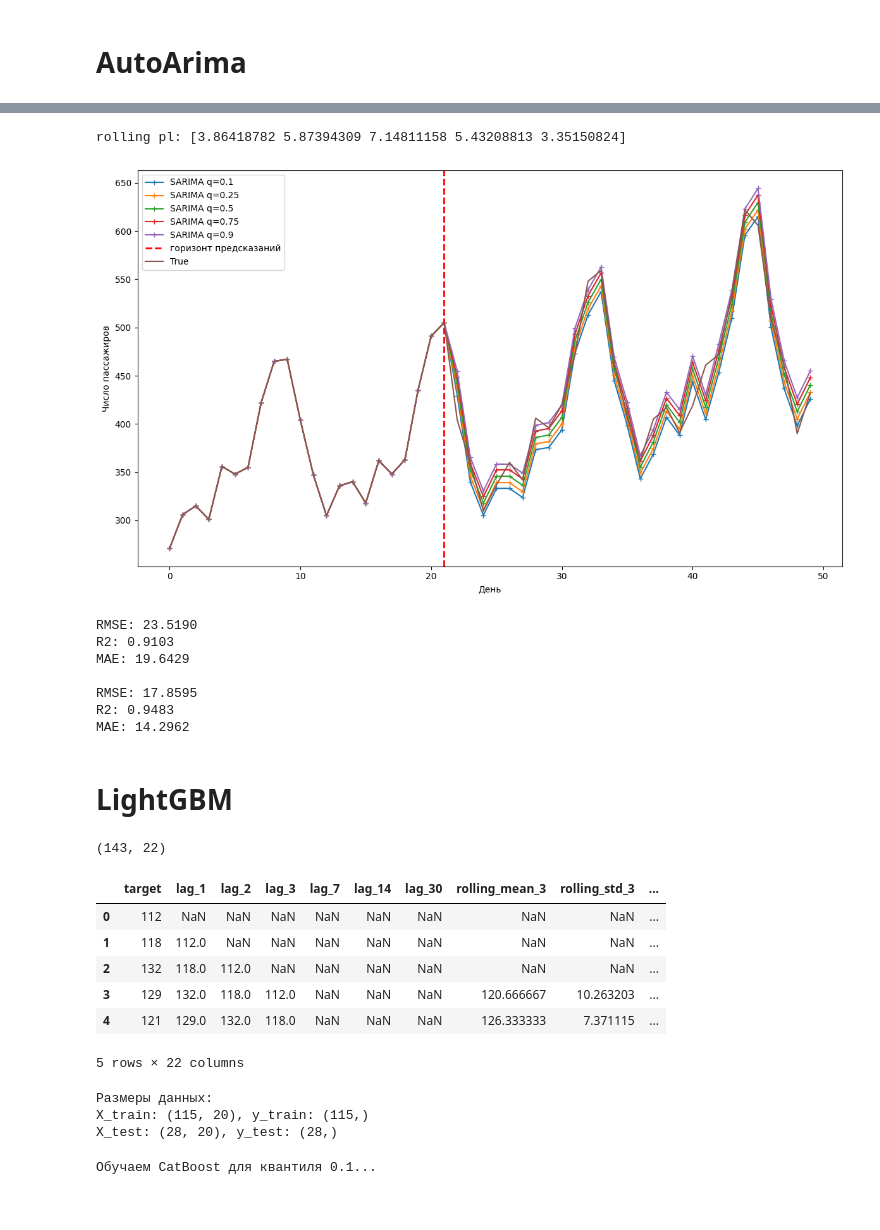
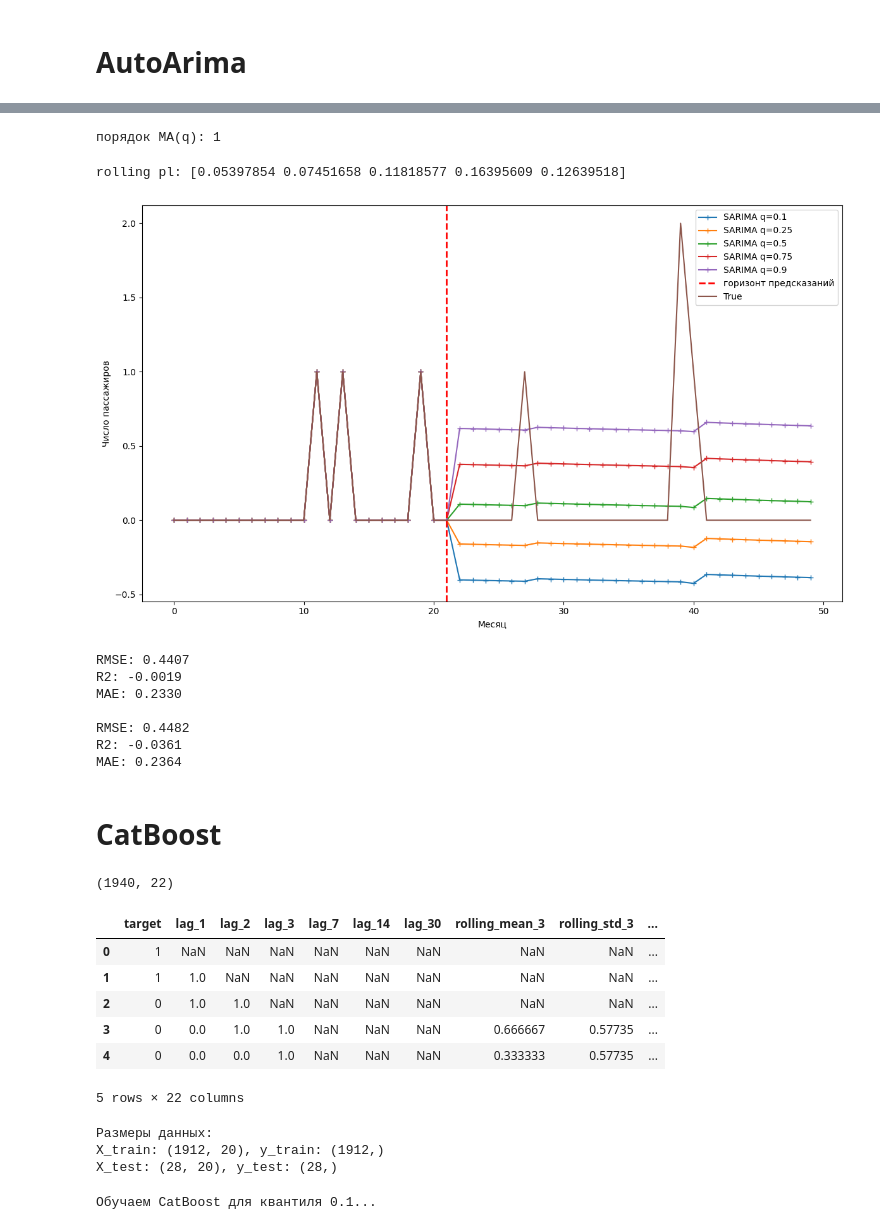
Before and after one commit to senyasenior/Ensembles_of_Quantile_forecasts, a Jupyter notebook: notebooks/nb.ipynb, the cells around one changed output, grey strips where cells are left out. Drawn from its saved outputs; the diff is of its cells as text; code cells hidden in the pictures.

Commit message:
add m5 series forecast

```diff
--- a/notebooks/nb.ipynb
+++ b/notebooks/nb.ipynb
@@ -100,3 +100,6 @@ display(passengers_df.head())
 # #2810 FOODS_3_586_CA_1_evaluation сезонность(годовая) + шум
 # #air-passengers тренд + сезонность(месячная)
 # plot_series([30426], with_stl_decomposition=True)
+# %%
+calendar = pd.read_csv("D:\quantile_regression\m5-forecasting-uncertainty\data\calendar.csv")
+calendar
@@ -103,14 +144,2 @@ display(passengers_df.head())
 # %% [markdown]
 # Prophet
-# %%
-from prophet import Prophet
-
-data = pd.DataFrame()
-data['ds'] = pd.to_datetime(passengers_df["Month"])
-data['y'] = passengers_df['Passengers']
-train, test = data[:-28], data[-28:]
-
-model = Prophet()
-model.fit(train)
-future = model.make_future_dataframe(periods=len(test), freq='M')
-forecast = model.predict(future)
@@ -145,11 +154,14 @@ import time
 
 # 1. Подготовка данных
 data = pd.DataFrame()
-data['ds'] = pd.to_datetime(passengers_df["Month"])
-data['y'] = passengers_df['Passengers']
+# data['ds'] = pd.to_datetime(passengers_df["Month"])
+# data['y'] = passengers_df['Passengers']
+M5_ID = "HOUSEHOLD_2_242_CA_1_evaluation"
+data["ds"] = calendar["date"].iloc[:-28]
+data['y'] = m5_data[m5_data["id"] == M5_ID].filter(like='d_').values.flatten()
 
 # Разбиение
-test_len = 28
+test_len = 365
 train_size = len(data) - test_len
 train, test = data.iloc[:train_size], data.iloc[train_size:]
 
@@ -160,9 +172,9 @@ def pinball_loss(y_true, y_pred, quantile):
 
 # --- 2. Подбор гиперпараметров (без изменений) ---
 params_grid = {
-    'seasonality_mode': ['multiplicative', 'additive'],
+    # 'seasonality_mode': ['multiplicative', 'additive'],
     'changepoint_prior_scale': [0.01, 0.05, 0.1],
-    'seasonality_prior_scale': [1.0, 5., 10.0],
+    # 'seasonality_prior_scale': [1.0, 5., 10.0],
     'mcmc_samples': [300]
 }
 
@@ -182,7 +194,7 @@ for p in grid:
     start_time = time.time()
     m.fit(train)
     print(f'FIT TIME: {time.time() - start_time}')
-    future = m.make_future_dataframe(periods=test_len, freq='MS')
+    future = m.make_future_dataframe(periods=test_len, freq='D')
     forecast = m.predict(future)
     preds = forecast['yhat'].tail(test_len).values
     mae = mean_absolute_error(test['y'], preds)
@@ -205,7 +217,7 @@ interval_maps = {0.80: (0.10, 0.90), 0.50: (0.25, 0.75)}
 
 # Генерируем future (один раз)
 m_temp = Prophet(**best_params).fit(train)
-future = m_temp.make_future_dataframe(periods=test_len, freq='MS')
+future = m_temp.make_future_dataframe(periods=test_len, freq='D')
 
 # 1. Медиана (0.5)
 model_median = Prophet(**best_params)
@@ -321,8 +423,11 @@ Consider re-running with show_console=True if the above output is unclear!
 # %%
 from sktime.forecasting.arima import AutoARIMA
 QUANTILES = [0.1, 0.25, 0.5, 0.75, 0.9]
-model = AutoARIMA(sp=12, max_p=100, max_q=100, suppress_warnings=True, random_state=413)
-y = passengers_df["Passengers"].values
+#sp = 7 - дневой стемп, sp=12 - месяца
+model = AutoARIMA(sp=7, max_p=100, max_q=100, suppress_warnings=True, random_state=413)
+# y = passengers_df["Passengers"].values
+M5_ID = "HOUSEHOLD_2_242_CA_1_evaluation"
+y = m5_data[m5_data["id"] == M5_ID].filter(like='d_').values.flatten()
 train_data = y[:-28]
 model.fit(train_data)
 naive_pred = model.predict(fh=np.arange(1, 28+1)).flatten()
@@ -343,6 +448,7 @@ from tqdm import tqdm
 rolling_model = AutoARIMA(sp=12, max_p=100, max_q=100, suppress_warnings=True, random_state=413)
 rolling_model.fit(train_data)
 q = rolling_model.get_fitted_params()['order'][-1]
+print('порядок MA(q): {q}'.format(q=q))
 rolling_pred = [rolling_model.predict(fh=np.arange(1, max(q, 1)+1))]
 
 rolling_quantile_pred = [rolling_model.predict_quantiles(fh=np.arange(1, max(q, 1)+1), alpha=QUANTILES)]
@@ -354,6 +460,8 @@ for i in tqdm(range(len(train_data) + max(q, 1), len(y), max(q, 1))):
 
 rolling_quantile_pred = pd.concat(rolling_quantile_pred)
 rolling_pred = np.concatenate(rolling_pred).flatten()
+# %% [output]
+порядок MA(q): 1
 # %%
 from sktime.performance_metrics.forecasting.probabilistic import PinballLoss
 pl = PinballLoss(score_average=False)
@@ -365,47 +473,49 @@ print(f'rolling pl: {pl(y[-28:], rolling_quantile_pred).to_numpy()}\n')
 #     for name in ('Rolling', "Naive"):
 #         if name == 'Rolling':
 #             # ax.plot(np.concatenate((train_data, rolling_pred))[-70:], '--',label='SARIMA point')
 #             ax.plot(np.concatenate((train_data, list(rolling_quantile_pred.to_dict()[(0, quantile)].values()))), '+-',label=f'SARIMA q={quantile}')
 #         # else:
 #         #     ax.plot(np.concatenate((train_data, naive_pred)), '--',label='Naive pred')
 #         #     ax.plot(np.concatenate((train_data, list(naive_quantile_pred.to_dict()[(0, quantile)].values()))), '+-',label=f'Naive q={quantile}')
 #         ax.axvspan(len(train_data) - 1, len(y) - 1, color='#808080', alpha=0.2)
 #     ax.plot(y, label='True')
 #     ax.legend()
 # plt.tight_layout()
 # plt.show()
 
 plt.figure(figsize=(12, 7))
 for quantile in QUANTILES:
     plt.plot(np.concatenate((train_data, list(rolling_quantile_pred.to_dict()[(0, quantile)].values())))[-50:], '+-',label=f'SARIMA q={quantile}')
 plt.axvline(x=21, color='r', linestyle='--', linewidth=2, label='горизонт предсказаний')
 plt.plot(y[-50:], label='True')
-plt.xlabel('День')
+plt.xlabel('Месяц')
 plt.ylabel('Число пассажиров')
 
 plt.legend()
 plt.tight_layout()
 plt.show()
 
 from sklearn.metrics import root_mean_squared_error, r2_score, mean_absolute_error
 for preds in [naive_pred, rolling_pred]:
     print(f'RMSE: {root_mean_squared_error(y_true=y[-28:], y_pred=preds):.4f}')
     print(f"R2: {r2_score(y_true=y[-28:], y_pred=preds):.4f}")
     print(f"MAE: {mean_absolute_error(y[-28:], y_pred=preds):.4f}\n")
 # %% [output]
-rolling pl: [3.86418782 5.87394309 7.14811158 5.43208813 3.35150824]
+rolling pl: [0.05397854 0.07451658 0.11818577 0.16395609 0.12639518]
-[figure, old version]
+[figure, new version]
-RMSE: 23.5190
-R2: 0.9103
-MAE: 19.6429
+RMSE: 0.4407
+R2: -0.0019
+MAE: 0.2330
 
-RMSE: 17.8595
-R2: 0.9483
-MAE: 14.2962
+RMSE: 0.4482
+R2: -0.0361
+MAE: 0.2364
 # %% [markdown]
-# LightGBM
+# CatBoost
 # %%
-y = passengers_df["Passengers"].values
+# y = passengers_df["Passengers"].values
+M5_ID = "HOUSEHOLD_2_242_CA_1_evaluation"
+y = m5_data[m5_data["id"] == M5_ID].filter(like='d_').values.flatten()
 lags=[1, 2, 3, 7, 14, 30]
 rolling_windows=[3, 7, 14, 30]
 diff_periods=[1, 2, 3, 7, 14, 30]
@@ -439,16 +549,16 @@ print(f"\nРазмеры данных:")
 print(f"X_train: {X_train.shape}, y_train: {y_train.shape}")
 print(f"X_test: {X_test.shape}, y_test: {y_test.shape}")
 # %% [output]
-(143, 22)
+(1940, 22)
 |  | target | lag_1 | lag_2 | lag_3 | lag_7 | lag_14 | lag_30 | rolling_mean_3 | rolling_std_3 | ... |
-| 0 | 112 | NaN | NaN | NaN | NaN | NaN | NaN | NaN | NaN | ... |
-| 1 | 118 | 112.0 | NaN | NaN | NaN | NaN | NaN | NaN | NaN | ... |
-| 2 | 132 | 118.0 | 112.0 | NaN | NaN | NaN | NaN | NaN | NaN | ... |
-| 3 | 129 | 132.0 | 118.0 | 112.0 | NaN | NaN | NaN | 120.666667 | 10.263203 | ... |
-| 4 | 121 | 129.0 | 132.0 | 118.0 | NaN | NaN | NaN | 126.333333 | 7.371115 | ... |
+| 0 | 1 | NaN | NaN | NaN | NaN | NaN | NaN | NaN | NaN | ... |
+| 1 | 1 | 1.0 | NaN | NaN | NaN | NaN | NaN | NaN | NaN | ... |
+| 2 | 0 | 1.0 | 1.0 | NaN | NaN | NaN | NaN | NaN | NaN | ... |
+| 3 | 0 | 0.0 | 1.0 | 1.0 | NaN | NaN | NaN | 0.666667 | 0.57735 | ... |
+| 4 | 0 | 0.0 | 0.0 | 1.0 | NaN | NaN | NaN | 0.333333 | 0.57735 | ... |
 5 rows × 22 columns
 Размеры данных:
-X_train: (115, 20), y_train: (115,)
+X_train: (1912, 20), y_train: (1912,)
 X_test: (28, 20), y_test: (28,)
 # %%
 from catboost import CatBoostRegressor
```
Also changed, not shown: parts of 11 cells of this notebook.
